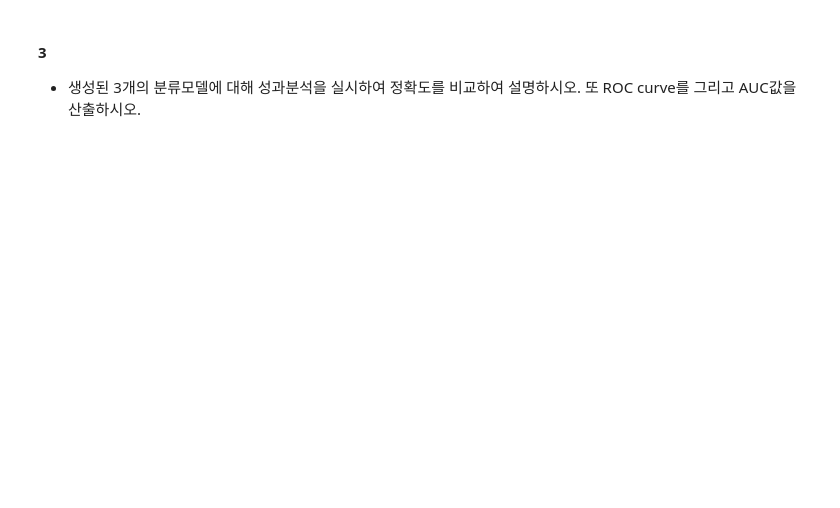
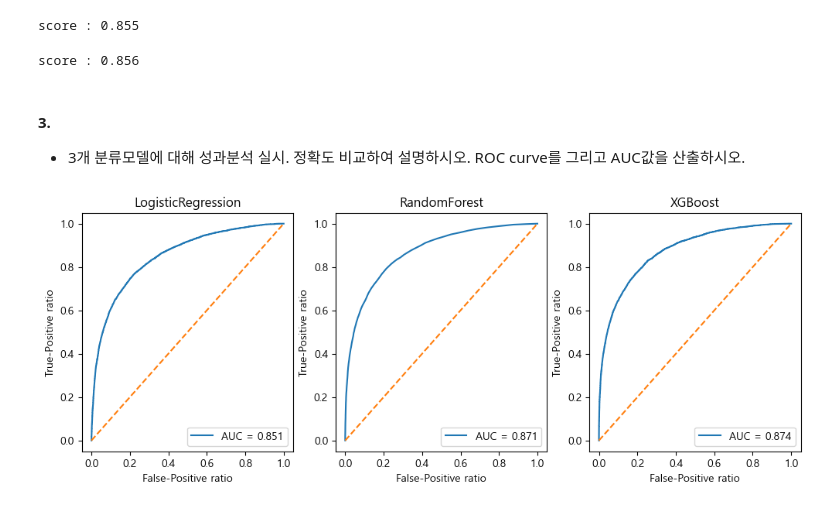
Before and after one commit to blueage98/adp_work, a Jupyter notebook: ADP-실기-R/모의고사 4회/모의고사 4회 연습.ipynb, the cells around one changed output. Saved outputs shown, nothing was run; the diff lists cells and outputs as text; code cells hidden in the pictures; blank space fills up the shorter version.

```diff
--- a/ADP-실기-R/모의고사 4회/모의고사 4회 연습.ipynb
+++ b/ADP-실기-R/모의고사 4회/모의고사 4회 연습.ipynb
@@ -72,3 +114,77 @@ memory usage: 20.7+ MB
+# %%
+from sklearn.model_selection import StratifiedKFold, GridSearchCV
+from sklearn.ensemble import RandomForestClassifier
+
+rfc_cv = StratifiedKFold(n_splits=4)
+rfc_model = RandomForestClassifier()
+rfc_grid = {    'n_estimators': [200, 500, 800],
+                'max_features': ['auto', 'sqrt'],
+                'max_depth': [5, 10, 20],
+                'min_samples_split': [2, 5, 10],
+                'min_samples_leaf': [1, 2, 4]}
+
+# 데이터가 180만 건. 파라미터 1set 학습도 2시간 이상 소요됨
+#rfc_gcv = GridSearchCV(rfc_model, param_grid=rfc_grid, cv=rfc_cv, n_jobs=-1)
+#rfc_gcv.fit(X, y)
+#print('best scores : {:.3f}'.format(rfc_gcv.best_score_))
+#print('best parameter:{}'.format(rfc_gcv.best_params_))
+
+# 직접 학습
+model_rfc = RandomForestClassifier(n_estimators=100)
+model_rfc.fit(X_train, y_train)
+print('score : {:.3f}'.format(model_rfc.score(X_test, y_test)))
+# %% [output]
+score : 0.855
+# %%
+from sklearn.model_selection import StratifiedKFold, GridSearchCV
+from xgboost import XGBClassifier
+
+xgb_cv = StratifiedKFold()
+xgb_model = XGBClassifier()
+xgb_grid = {
+    'n_estimators': [100, 300],
+    'max_depth':[5, 10],
+    'learning_rate':[0.05,0.1,0.15],
+    'min_child_weight':[1,2,3],
+    'booster':['gbtree','gblinear'],
+    }
+
+#xgb_gcv = GridSearchCV(xgb_model, param_grid=xgb_grid, cv=xgb_cv, n_jobs=-1, verbose=True)
+#xgb_gcv.fit(X, y)
+#print('best score : {:.3f}'.format(xgb_cv.best_score_))
+#print('best parameter:{}'.format(xgb_gcv.best_params_))
+
+# 직접 학습
+model_xgb = XGBClassifier(n_estimators=100, learning_rate=0.05)
+model_xgb.fit(X_train, y_train)
+print("score : {:.3f}".format(model_xgb.score(X_test, y_test)))
+# %% [output]
+score : 0.856
 # %% [markdown]
-#### 3
-- 생성된 3개의 분류모델에 대해 성과분석을 실시하여 정확도를 비교하여 설명하시오. 또 ROC curve를 그리고 AUC값을 산출하시오.
+#### 3.
+- 3개 분류모델에 대해 성과분석 실시. 정확도 비교하여 설명하시오. ROC curve를 그리고 AUC값을 산출하시오.
+# %%
+from sklearn.metrics import roc_curve, auc
+
+models = [model_lr, model_rfc, model_xgb]
+model_names = ['LogisticRegression', 'RandomForest', 'XGBoost']
+
+def plot_roc_curve(name, ax, y, prob):
+    # fpr, tpr값을 구한다.
+    fpr, tpr, _ = roc_curve(y, prob[:,1])
+    # AUC 계산하기
+    roc_auc = auc(fpr, tpr)
+
+    ax.plot(fpr, tpr, label='AUC = %0.3f' % roc_auc)
+    ax.plot([0, 1], [0, 1], linestyle='--')
+    ax.set_xlabel('False-Positive ratio')
+    ax.set_ylabel('True-Positive ratio')
+    ax.set_title(name)
+    ax.legend(loc='lower right')
+
+figure, axs = plt.subplots(1,3)
+for model, name, ax in zip(models, model_names, axs):
+    prob = model.predict_proba(X_test)
+    plot_roc_curve(name, ax, y_test, prob)
+# %% [output]
+[figure, added]
```
Also changed, not shown: parts of 31 cells of this notebook, 2 other files.
